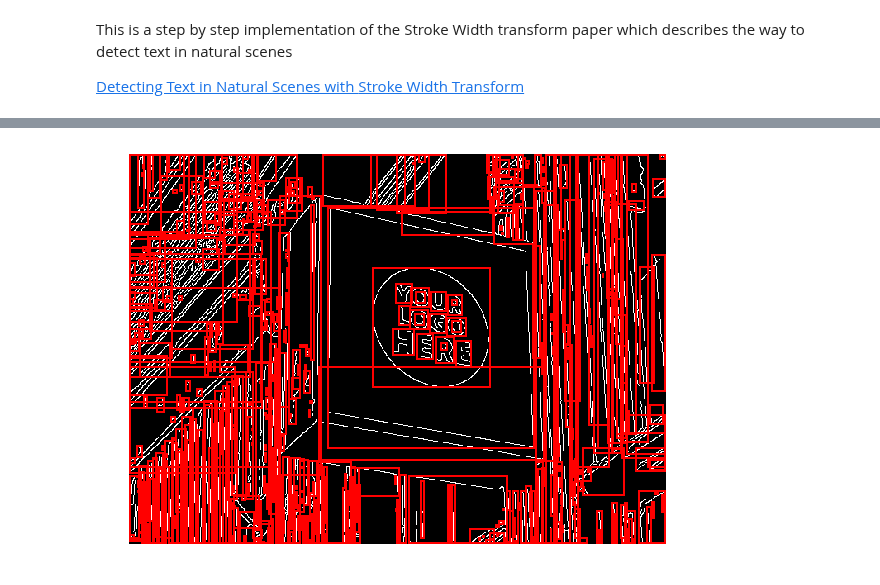
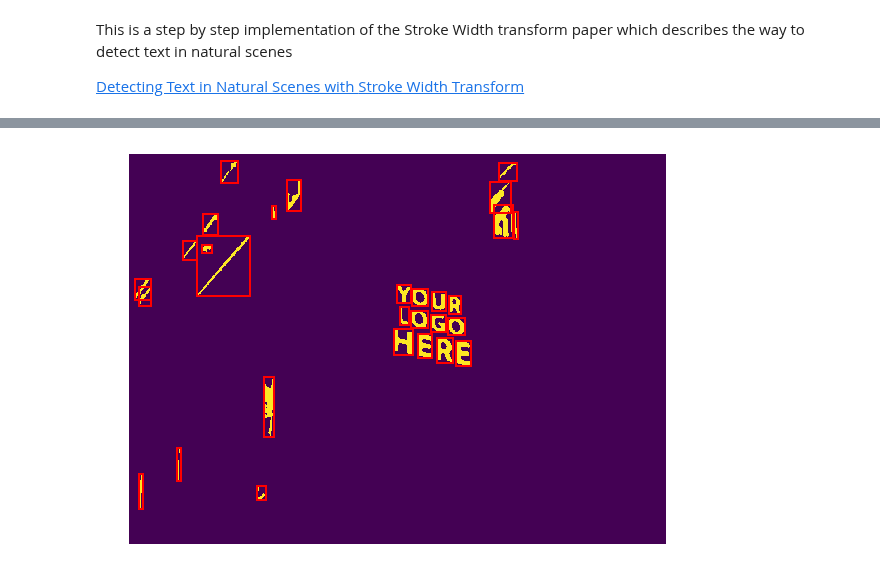
Before and after one commit to muthuspark/ml_research, a Jupyter notebook: Text detection with Stroke Width Transform.ipynb, the cells around one changed output, grey strips where cells are left out. Drawn from its saved outputs; the diff is of its cells as text; code cells hidden in the pictures.

```diff
--- a/Text detection with Stroke Width Transform.ipynb
+++ b/Text detection with Stroke Width Transform.ipynb
@@ -6,5 +6,8 @@ Stroke Width Transform](https://www.microsoft.com/en-us/research/wp-content/uplo
 # %%
 from skimage.io import imread
 from skimage.filters import gaussian
+import matplotlib.pyplot as plt
 
-image = gaussian(imread('resources/sign.jpeg'), multichannel=False)
+image = gaussian(imread('resources/sign.jpeg'))
+plt.imshow(image)
+plt.show()
@@ -20,4 +18,5 @@ plt.imshow(image)
 from skimage import feature
 from skimage.color import rgb2gray
 
-im = rgb2gray(image)
+image = rgb2gray(image)
+plt.imshow(image)
@@ -93,20 +110,30 @@ plt.imshow(edges, cmap="gray")
 # %%
-import matplotlib.patches as mpatches
-from skimage.measure import label, regionprops
+from scipy.spatial.distance import euclidean
 
-label_image = label(edges, connectivity=2)
+label_image = label(swt_input, connectivity=2)
 
 fig, ax = plt.subplots(figsize=(10, 6))
-ax.axis("off")
-ax.imshow(edges, cmap="gray")
+ax.imshow(swt_input)
+
+def get_region_height_width(region):
+    minr, minc, maxr, maxc = region.bbox
+    region_height = maxr - minr
+    region_width = maxc - minc
+    return region_width, region_height
+
+centroids = []
+regions = []
 
 for region in regionprops(label_image):
+    regions.append(region)
+    centroids.append(region.centroid)
     minr, minc, maxr, maxc = region.bbox
     rect = mpatches.Rectangle((minc, minr), maxc - minc, maxr - minr,
                               fill=False, edgecolor='red', linewidth=2)
     ax.add_patch(rect)
 
+ax.set_axis_off()
 plt.tight_layout()
 plt.show()
 # %% [output]
-[figure, old version]
+[figure, new version]
```
Also changed, not shown: parts of 13 cells of this notebook, 8 other files.
